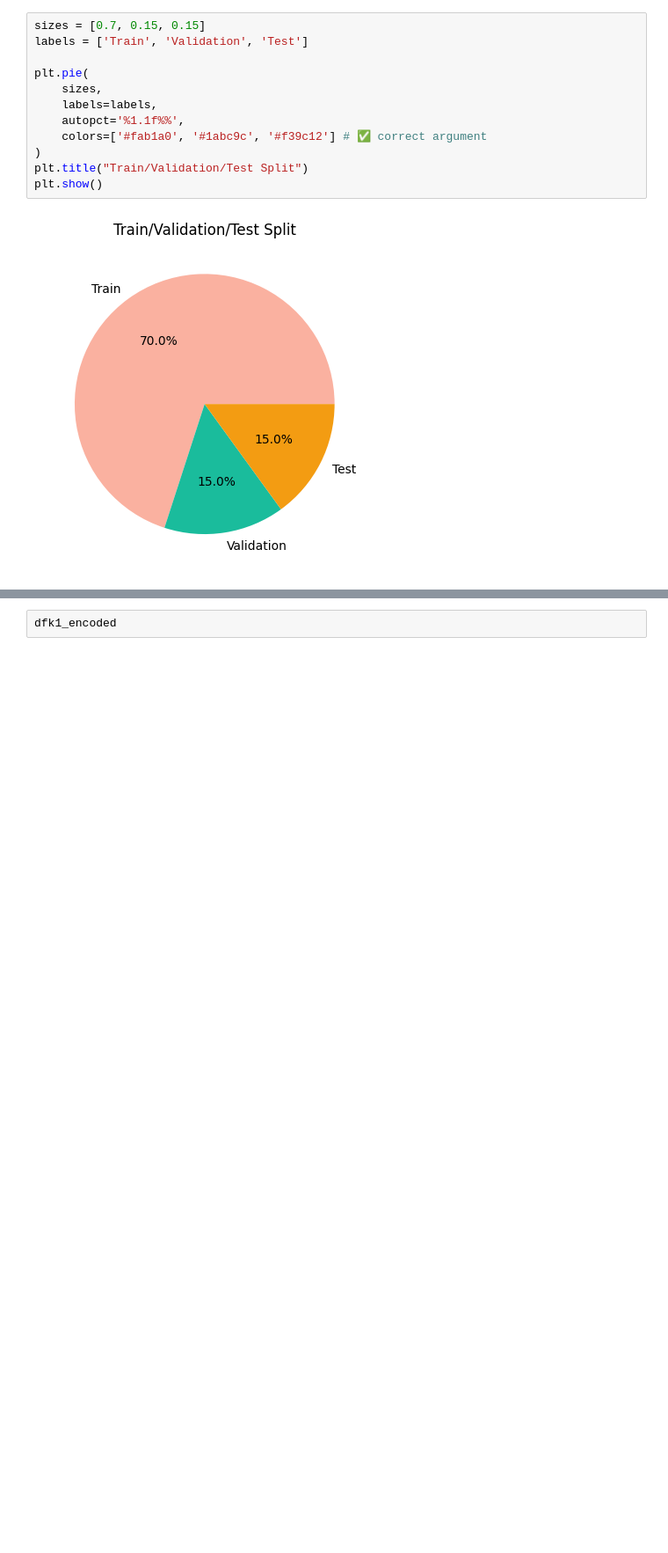
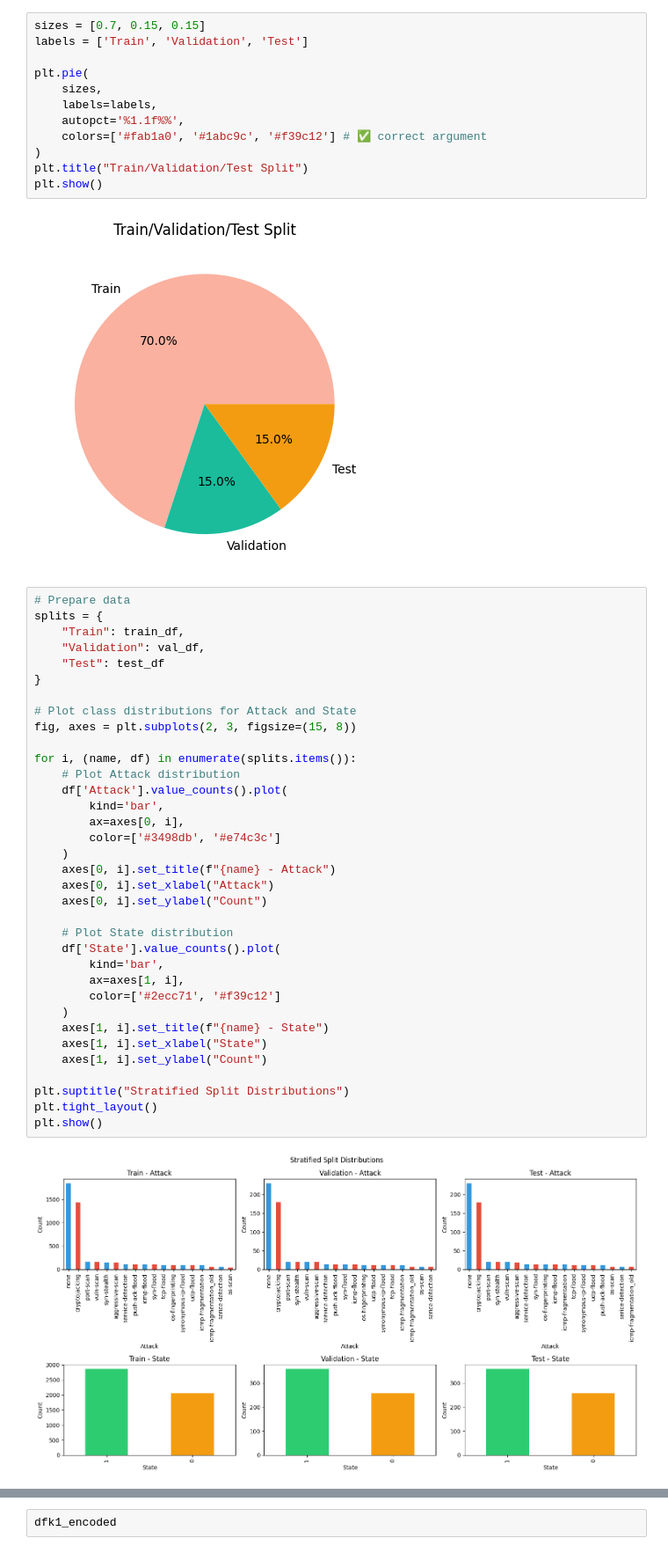
Before and after one commit to Sameer-Tahir/Project_DS, a Jupyter notebook: Data_Analysis/TTV_Split/Data_Split_TTV.ipynb, the cells around one changed output, grey strips where cells are left out. Shown: that part at 88% size. Drawn from its saved outputs; the diff is of its cells as text; blank space fills up the shorter version.

```diff
--- a/Data_Analysis/TTV_Split/Data_Split_TTV.ipynb
+++ b/Data_Analysis/TTV_Split/Data_Split_TTV.ipynb
@@ -120,3 +122,40 @@ plt.title("Train/Validation/Test Split")
 plt.show()
 # %% [output]
 [figure]
+# %%
+# Prepare data
+splits = {
+    "Train": train_df,
+    "Validation": val_df,
+    "Test": test_df
+}
+
+# Plot class distributions for Attack and State
+fig, axes = plt.subplots(2, 3, figsize=(15, 8))
+
+for i, (name, df) in enumerate(splits.items()):
+    # Plot Attack distribution
+    df['Attack'].value_counts().plot(
+        kind='bar',
+        ax=axes[0, i],
+        color=['#3498db', '#e74c3c']
+    )
+    axes[0, i].set_title(f"{name} - Attack")
+    axes[0, i].set_xlabel("Attack")
+    axes[0, i].set_ylabel("Count")
+
+    # Plot State distribution
+    df['State'].value_counts().plot(
+        kind='bar',
+        ax=axes[1, i],
+        color=['#2ecc71', '#f39c12']
+    )
+    axes[1, i].set_title(f"{name} - State")
+    axes[1, i].set_xlabel("State")
+    axes[1, i].set_ylabel("Count")
+
+plt.suptitle("Stratified Split Distributions")
+plt.tight_layout()
+plt.show()
+# %% [output]
+[figure, added]
```
Also changed, not shown: parts of 4 cells of this notebook.
